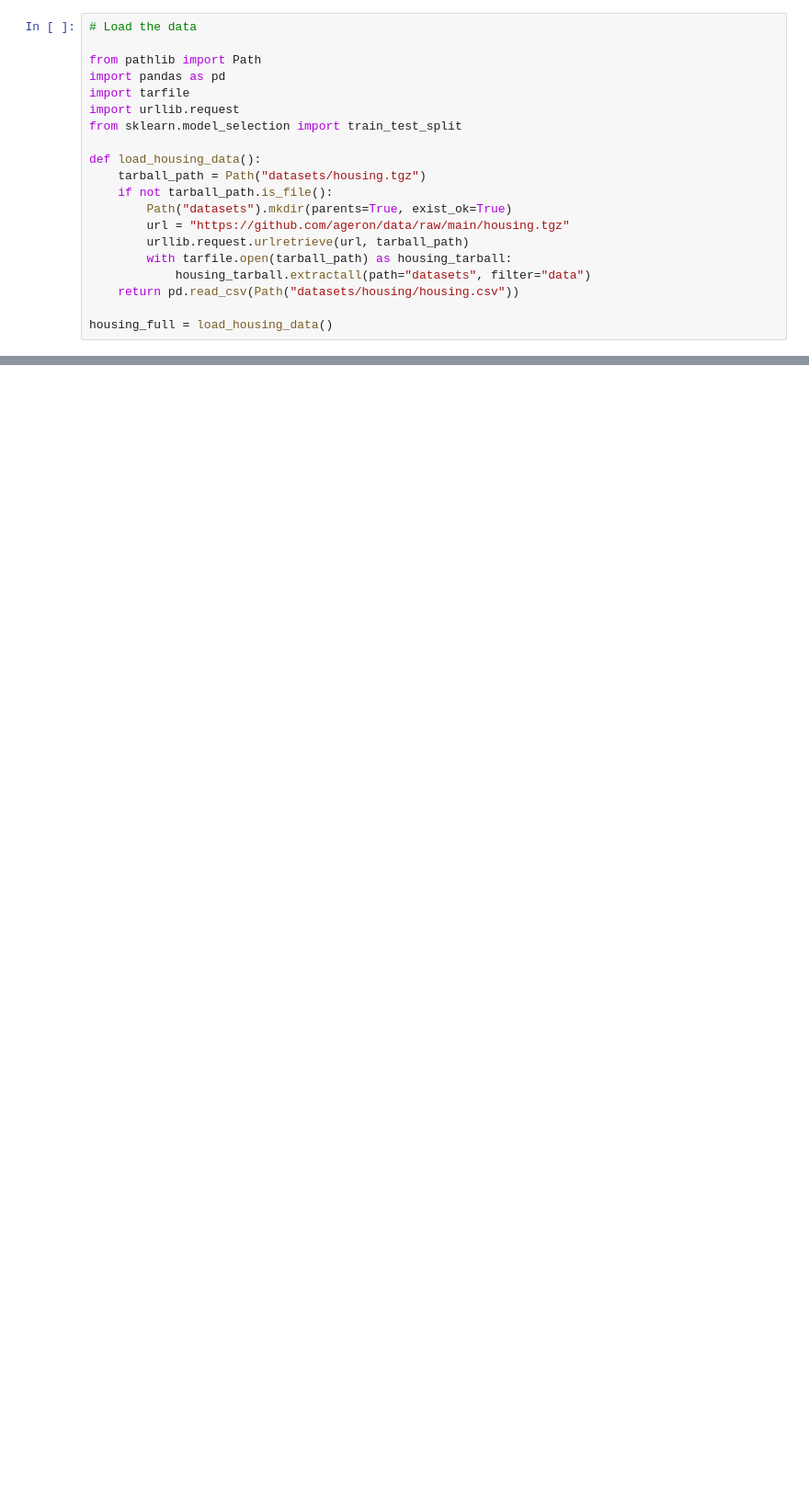
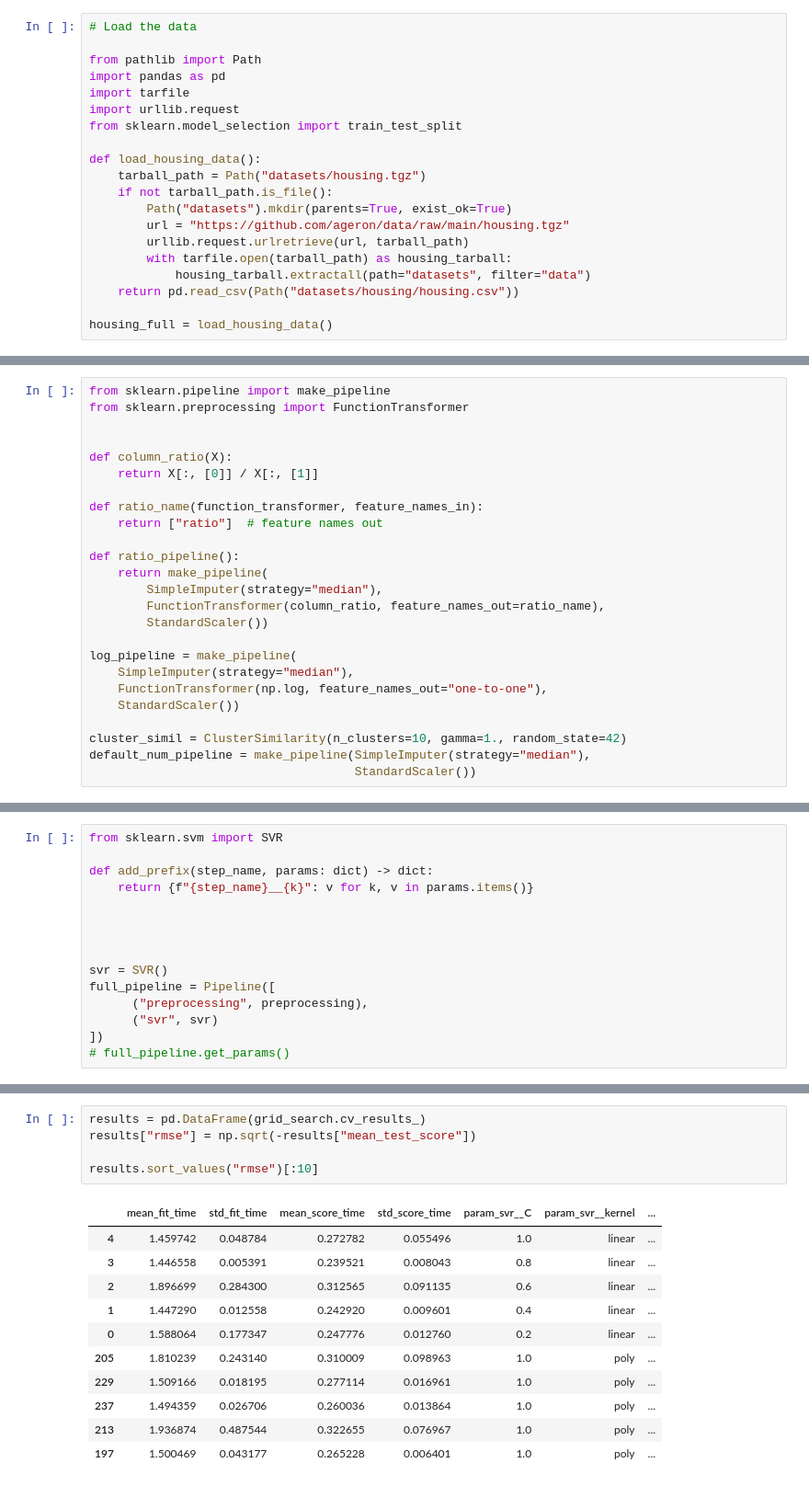
Before and after one commit to ali73/hands-on-mlp-exercise, a Jupyter notebook: Season2/Ex1.ipynb, the cells around one changed output, grey strips where cells are left out. Shown at 92% size. Saved outputs shown, nothing was run; the diff lists cells and outputs as text; blank space fills up the shorter version.

```diff
--- a/Season2/Ex1.ipynb
+++ b/Season2/Ex1.ipynb
@@ -100,0 +103,25 @@ max                  2.603085e+00
+# %%
+from sklearn.pipeline import make_pipeline
+from sklearn.preprocessing import FunctionTransformer
+
+
+def column_ratio(X):
+    return X[:, [0]] / X[:, [1]]
+
+def ratio_name(function_transformer, feature_names_in):
+    return ["ratio"]  # feature names out
+
+def ratio_pipeline():
+    return make_pipeline(
+        SimpleImputer(strategy="median"),
+        FunctionTransformer(column_ratio, feature_names_out=ratio_name),
+        StandardScaler())
+
+log_pipeline = make_pipeline(
+    SimpleImputer(strategy="median"),
+    FunctionTransformer(np.log, feature_names_out="one-to-one"),
+    StandardScaler())
+
+cluster_simil = ClusterSimilarity(n_clusters=10, gamma=1., random_state=42)
+default_num_pipeline = make_pipeline(SimpleImputer(strategy="median"),
+                                     StandardScaler())
@@ -100,0 +188,15 @@ max                  2.603085e+00
+# %%
+from sklearn.svm import SVR
+
+def add_prefix(step_name, params: dict) -> dict:
+    return {f"{step_name}__{k}": v for k, v in params.items()}
+
+
+
+
+svr = SVR()
+full_pipeline = Pipeline([
+      ("preprocessing", preprocessing),
+      ("svr", svr)
+])
+# full_pipeline.get_params()
@@ -100,0 +264,17 @@ max                  2.603085e+00
+# %%
+results = pd.DataFrame(grid_search.cv_results_)
+results["rmse"] = np.sqrt(-results["mean_test_score"])
+
+results.sort_values("rmse")[:10]
+# %% [output]
+|  | mean_fit_time | std_fit_time | mean_score_time | std_score_time | param_svr__C | param_svr__kernel | ... |
+| 4 | 1.459742 | 0.048784 | 0.272782 | 0.055496 | 1.0 | linear | ... |
+| 3 | 1.446558 | 0.005391 | 0.239521 | 0.008043 | 0.8 | linear | ... |
+| 2 | 1.896699 | 0.284300 | 0.312565 | 0.091135 | 0.6 | linear | ... |
+| 1 | 1.447290 | 0.012558 | 0.242920 | 0.009601 | 0.4 | linear | ... |
+| 0 | 1.588064 | 0.177347 | 0.247776 | 0.012760 | 0.2 | linear | ... |
+| 205 | 1.810239 | 0.243140 | 0.310009 | 0.098963 | 1.0 | poly | ... |
+| 229 | 1.509166 | 0.018195 | 0.277114 | 0.016961 | 1.0 | poly | ... |
+| 237 | 1.494359 | 0.026706 | 0.260036 | 0.013864 | 1.0 | poly | ... |
+| 213 | 1.936874 | 0.487544 | 0.322655 | 0.076967 | 1.0 | poly | ... |
+| 197 | 1.500469 | 0.043177 | 0.265228 | 0.006401 | 1.0 | poly | ... |
```
Also changed, not shown: parts of 12 cells of this notebook.
